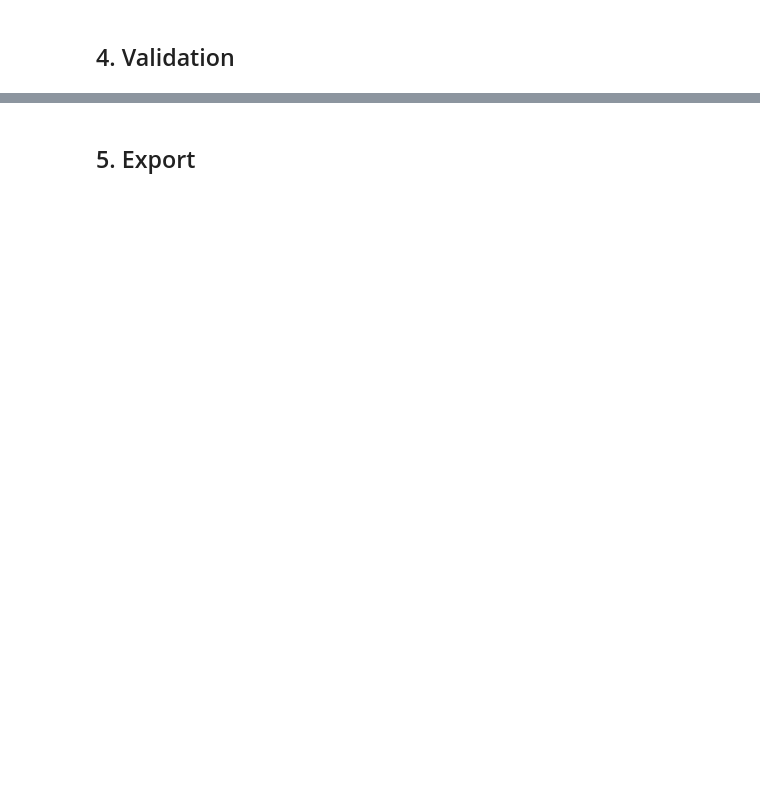
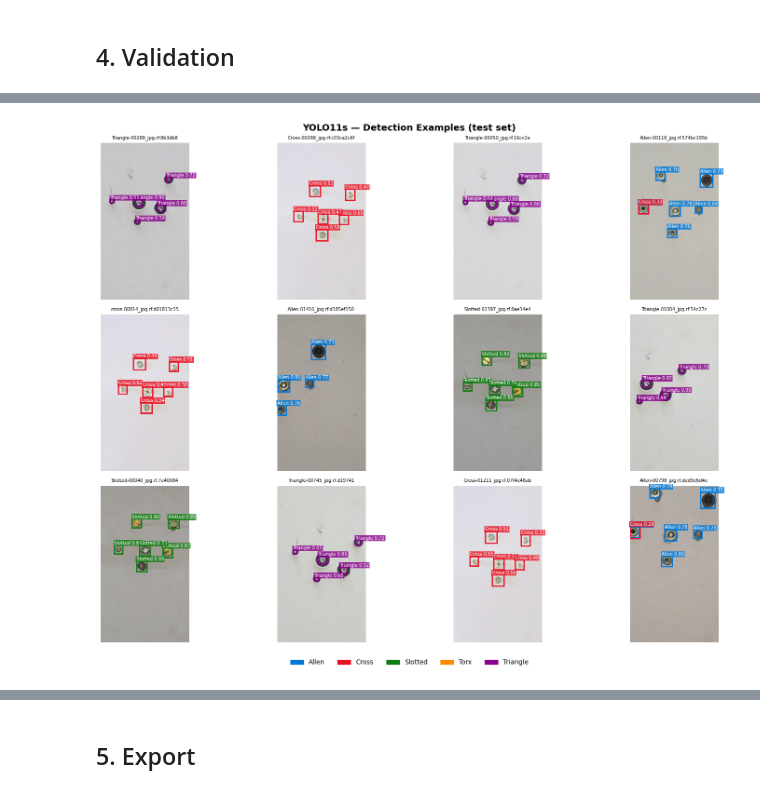
Before and after one commit to jonahchang207/IRIS-Progect, a Jupyter notebook: colab/IRIS_train.ipynb, the cells around one changed output, grey strips where cells are left out. Saved outputs shown, nothing was run; the diff lists cells and outputs as text; code cells hidden in the pictures; blank space fills up the shorter version.

```diff
--- a/colab/IRIS_train.ipynb
+++ b/colab/IRIS_train.ipynb
@@ -18,13 +18,13 @@
 # ============================================================
 # CONFIG — edit these before running
 # ============================================================
-ROBOFLOW_API_KEY  = "YOUR_API_KEY_HERE"   # from app.roboflow.com → settings → API
-ROBOFLOW_WORKSPACE = "YOUR_WORKSPACE"      # e.g. "jonah-chang"
-ROBOFLOW_PROJECT   = "YOUR_PROJECT"        # e.g. "screw-detection"
+ROBOFLOW_API_KEY  = "vbActUQwASGoKvkJ2tPD"   # from app.roboflow.com → settings → API
+ROBOFLOW_WORKSPACE = "jonahchang207"      # e.g. "jonah-chang"
+ROBOFLOW_PROJECT   = "screws-b1tqq-vrwzs"        # e.g. "screw-detection"
 ROBOFLOW_VERSION   = 1                     # dataset version number
 
 MODEL_SIZE   = "yolo11s.pt"   # yolo11n (fastest) | yolo11s (recommended) | yolo11m
-EPOCHS       = 2000
+EPOCHS       = 10
 PATIENCE     = 100            # early stop if no improvement for N epochs
 IMGSZ        = 640
 BATCH        = 16             # reduce to 8 if OOM on free T4
@@ -89,7 +122,7 @@ model = YOLO(MODEL_SIZE)
 
 results = model.train(
     data      = DATASET_YAML,
-    epochs    = EPOCHS,
+    epochs    = 2,
     patience  = PATIENCE,
     imgsz     = IMGSZ,
     batch     = BATCH,
@@ -126,8 +177,10 @@ results = model.train(
 # %% [markdown]
 ## 4. Validation
 # %%
-best_weights = f"{PROJECT_NAME}/{RUN_NAME}/weights/best.pt"
-model_best = YOLO(best_weights)
+from pathlib import Path
+
+best_weights = Path(results.save_dir) / "weights" / "best.pt"
+model_best = YOLO(str(best_weights))
 
 metrics = model_best.val(
     data   = DATASET_YAML,
@@ -147,0 +224,74 @@ else:
+# %%
+
+# ── Detection examples: 12-image grid from test set ───────────────────────────
+import random
+import cv2
+import numpy as np
+import matplotlib.pyplot as plt
+import matplotlib.patches as mpatches
+from pathlib import Path
+
+CONF_THRESH = 0.25
+IOU_THRESH  = 0.45
+N_COLS, N_ROWS = 4, 3
+
+# Class colours — one per screw type
+PALETTE = {
+    0: (0,   120, 215),   # Allen   — blue
+    1: (232,  17,  35),   # Cross   — red
+    2: ( 16, 124, 16),    # Slotted — green
+    3: (255, 140,   0),   # Torx    — orange
+    4: (136,   0, 138),   # Triangle— purple
+}
+
+test_images = list((Path(dataset.location) / 'test' / 'images').glob('*'))
+sample_paths = random.sample(test_images, min(N_COLS * N_ROWS, len(test_images)))
+
+fig, axes = plt.subplots(N_ROWS, N_COLS, figsize=(16, 12))
+fig.suptitle("YOLO11s — Detection Examples (test set)", fontsize=14, fontweight='bold')
+axes = axes.flatten()
+
+for ax, img_path in zip(axes, sample_paths):
+    preds = model_best(str(img_path), conf=CONF_THRESH, iou=IOU_THRESH, verbose=False)
+    img_bgr = cv2.imread(str(img_path))
+    img_rgb = cv2.cvtColor(img_bgr, cv2.COLOR_BGR2RGB)
+    h, w = img_rgb.shape[:2]
+
+    for box in preds[0].boxes:
+        cls_id  = int(box.cls)
+        conf    = float(box.conf)
+        x1, y1, x2, y2 = map(int, box.xyxy[0].tolist())
+        colour  = tuple(c / 255 for c in PALETTE.get(cls_id, (200, 200, 200)))
+        label   = f"{metrics.names[cls_id]} {conf:.2f}"
+
+        rect = mpatches.FancyBboxPatch(
+            (x1, y1), x2 - x1, y2 - y1,
+            boxstyle="square,pad=0", linewidth=2,
+            edgecolor=colour, facecolor='none'
+        )
+        ax.add_patch(rect)
+        ax.text(x1, max(y1 - 4, 0), label, fontsize=7, color='white',
+                bbox=dict(facecolor=colour, alpha=0.8, pad=1, edgecolor='none'))
+
+    ax.imshow(img_rgb)
+    ax.set_title(img_path.name[:28], fontsize=7)
+    ax.axis('off')
+
+# Hide any unused axes
+for ax in axes[len(sample_paths):]:
+    ax.axis('off')
+
+# Legend
+legend_patches = [
+    mpatches.Patch(color=tuple(c/255 for c in col), label=metrics.names[i])
+    for i, col in PALETTE.items() if i in metrics.names
+]
+fig.legend(handles=legend_patches, loc='lower center', ncol=len(legend_patches),
+           fontsize=10, frameon=False, bbox_to_anchor=(0.5, 0))
+
+plt.tight_layout(rect=[0, 0.04, 1, 1])
+plt.savefig("/content/detection_examples.png", dpi=150, bbox_inches='tight')
+plt.show()
+print(f"Saved → /content/detection_examples.png")
+# %% [output]
+[figure, added]
```
Also changed, not shown: parts of 15 cells of this notebook, 6 other files.
